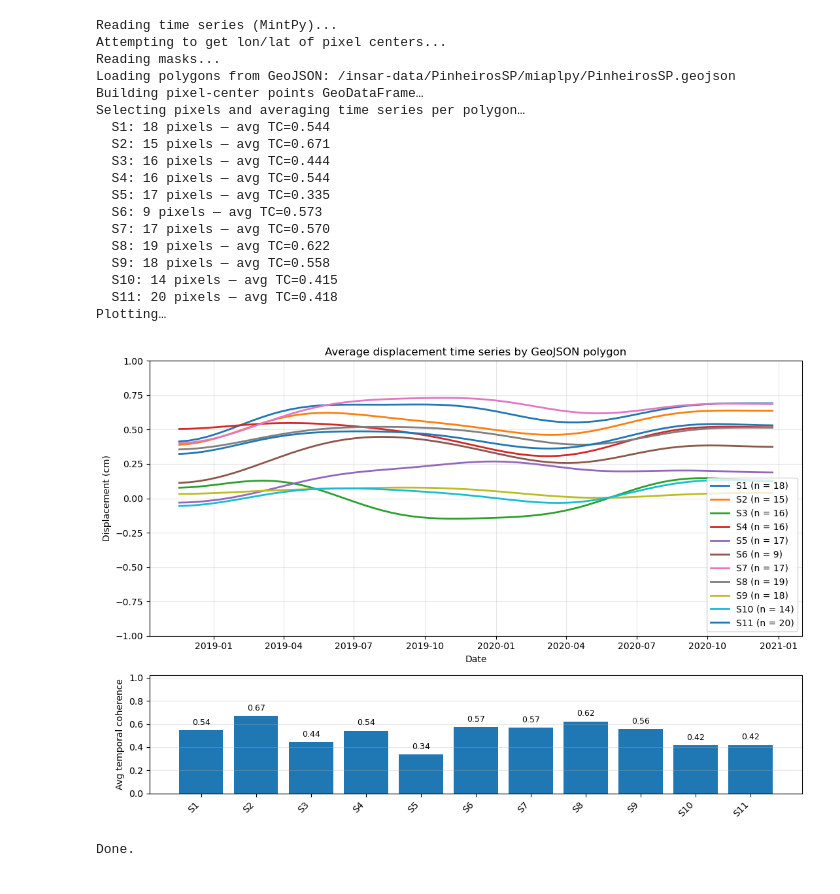
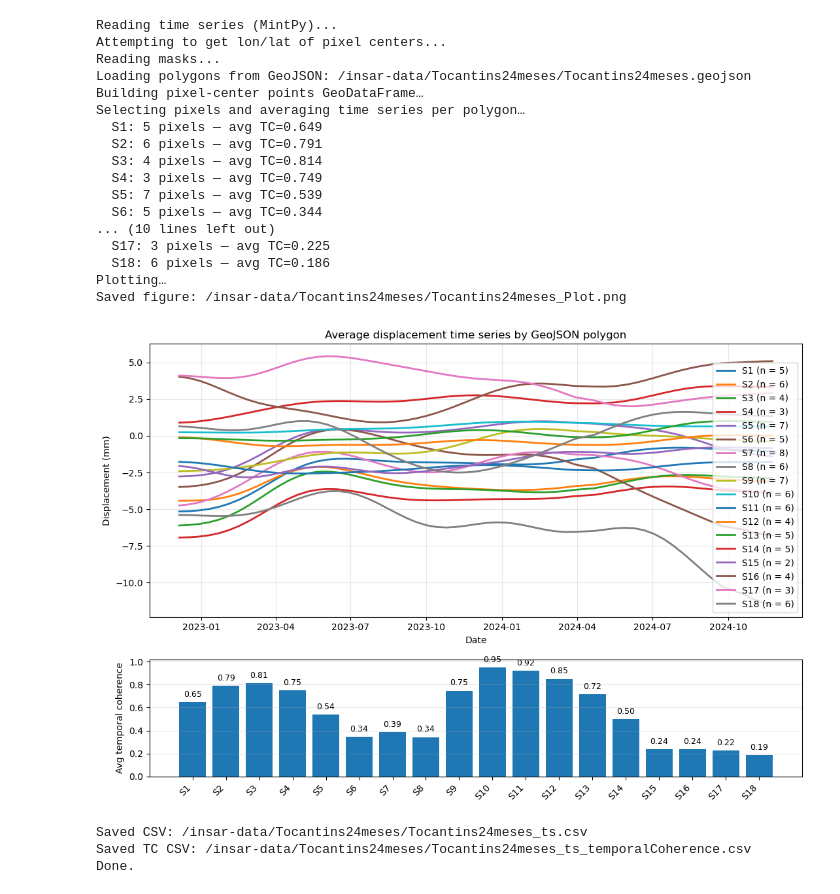
Before and after one commit to emanueliwanow/InSAR, a Jupyter notebook: generatePlot.ipynb, the cells around one changed output. Cells and saved outputs as stored; diff of their text form; code cells hidden in the pictures.

```diff
--- a/generatePlot.ipynb
+++ b/generatePlot.ipynb
@@ -24,24 +24,26 @@ import geopandas as gpd
 from shapely.geometry import Point
 from mintpy.utils import readfile
 
+PROJECT_NAME = "Tocantins24meses"
+MIAPLPY_VERSION = "miaplpy"
 # ----------------- USER SETTINGS -----------------
-TS_PATH   = Path("/insar-data/PinheirosSP/miaplpyafter/network_delaunay_4/timeseries_ERA5_demErr.h5")
-TC_PATH   = Path("/insar-data/PinheirosSP/miaplpyafter/network_delaunay_4/temporalCoherence.h5")
-MASK_PS   = Path("/insar-data/PinheirosSP/miaplpyafter/maskPS.h5")
+TS_PATH   = Path(f"/insar-data/{PROJECT_NAME}/{MIAPLPY_VERSION}/network_delaunay_4/timeseries_ERA5_demErr.h5")
+TC_PATH   = Path(f"/insar-data/{PROJECT_NAME}/{MIAPLPY_VERSION}/network_delaunay_4/temporalCoherence.h5")
+MASK_PS   = Path(f"/insar-data/{PROJECT_NAME}/{MIAPLPY_VERSION}/maskPS.h5")
 
 # If you have a MintPy geometry file with lon/lat, you may point to it here (optional).
 # If left as None, the script will auto-try common names next to TS_PATH, else fall back to corner refs.
-GEOMETRY_PATH = "/insar-data/PinheirosSP/miaplpyafter/network_delaunay_4/inputs/geometryRadar.h5"  # e.g., Path("/insar-data/.../geometryGeo.h5") or geometryRadar.h5
+GEOMETRY_PATH = f"/insar-data/{PROJECT_NAME}/{MIAPLPY_VERSION}/network_delaunay_4/inputs/geometryRadar.h5"  # e.g., Path("/insar-data/.../geometryGeo.h5") or geometryRadar.h5
 
 # GeoJSON with your polygons (WGS84 lon/lat)
-POLYGONS_GEOJSON = Path("/insar-data/PinheirosSP/miaplpy/PinheirosSP.geojson")
+POLYGONS_GEOJSON = Path("/insar-data/Tocantins24meses/Tocantins24meses.geojson")
 POLYGON_NAME_FIELD = "Name"   # (optional) attribute in GeoJSON to use as series label, else "poly_<i>"
 
-COH_THR = None   # set to None to disable temporal coherence filtering
-UNITS   = "cm"   # "m" or "mm"
+COH_THR = 0.0   # set to None to disable temporal coherence filtering
+UNITS   = "mm"   # "m" or "mm"
 
-SAVE_FIG = None   # set to None to skip
-SAVE_CSV = None  # set to None to skip
+SAVE_FIG = Path(f"/insar-data/{PROJECT_NAME}/{PROJECT_NAME}_Plot.png")   # set to None to skip
+SAVE_CSV = Path(f"/insar-data/{PROJECT_NAME}/{PROJECT_NAME}_ts.csv")  # set to None to skip
 LINEWIDTH = 2.0
 # -------------------------------------------------
 
@@ -322,11 +324,11 @@ def main():
     tc      = read_2d_mintpy(TC_PATH, candidates=("/temporalCoherence","temporalCoherence")).astype(np.float32)  # (R, C)
     if ps_mask.shape != (R, C) or tc.shape != (R, C):
         raise ValueError(f"Mask/TC shape mismatch: mask {ps_mask.shape}, tc {tc.shape}, data {(R,C)}")
-
-    keep = ps_mask.copy()
-    if COH_THR is not None:
-        keep &= (tc >= COH_THR)
-    keep_flat = keep.ravel()
+    keep_flat = (tc.ravel() >= COH_THR)
+    # keep = ps_mask.copy()
+    # if COH_THR is not None:
+    #     keep &= (tc >= COH_THR)
+    # keep_flat = keep.ravel()
 
     print(f"Loading polygons from GeoJSON: {POLYGONS_GEOJSON}")
     gdf_poly = load_polygons_geojson(POLYGONS_GEOJSON)
@@ -355,7 +357,7 @@ def main():
         if geom is None:
             continue
         inside = points.within(geom).values  # (N,)
-        sel = inside  # use inside & keep_flat if you want to enforce PS/TC filtering
+        sel = inside & keep_flat # use inside & keep_flat if you want to enforce PS/TC filtering
 
         n = int(sel.sum())
         if n == 0:
@@ -383,14 +385,14 @@ def main():
     )
 
     # Top: time series (with smoothing)
-    for lab, y, counts in zip(labels, curves, counts):
-        y_smooth = apply_smoothing_filter(y, window=21, method='gaussian')
-        ax_ts.plot(dates, y_smooth, label=f"{lab} (n = {counts})", linewidth=LINEWIDTH)
+    for lab, y, num_pixels in zip(labels, curves, counts):
+        y_smooth =  apply_smoothing_filter(y, window=15, method='gaussian')
+        ax_ts.plot(dates, y_smooth, label=f"{lab} (n = {num_pixels})", linewidth=LINEWIDTH)
 
     ax_ts.set_xlabel("Date")
     ax_ts.set_ylabel(f"Displacement ({yunit})")
     ax_ts.set_title("Average displacement time series by GeoJSON polygon")
-    ax_ts.set_ylim(-1, 1)
+    #ax_ts.set_ylim(-30, 30)
     ax_ts.grid(True, alpha=0.3)
     ax_ts.legend()
 
@@ -410,47 +412,48 @@ def main():
     plt.tight_layout()
     if SAVE_FIG:
         plt.savefig(SAVE_FIG, dpi=200)
         print(f"Saved figure: {SAVE_FIG}")
     plt.show()
 
     # CSV
     if SAVE_CSV:
         out = pd.DataFrame({"date": pd.to_datetime(dates)})
-        for lab, y in zip(labels, curves):
-            out[lab] = y
+        for lab, y, num_pixels in zip(labels, curves, counts):
+            out[lab] =  y #apply_smoothing_filter(y, window=7, method='gaussian')
         # also append the per-polygon average TC as a single-row footer-style record (optional)
         # Create a small table with avg TC for reference
         tc_table = pd.DataFrame({"polygon": labels, "avg_temporal_coherence": tcs, "pixel_count": counts})
         # Save both: time series and a separate _tc.csv for clarity
         out.to_csv(SAVE_CSV, index=False)
-        tc_csv = SAVE_CSV.with_name(SAVE_CSV.stem + "_tc.csv")
+        tc_csv = SAVE_CSV.with_name(SAVE_CSV.stem + "_temporalCoherence.csv")
         tc_table.to_csv(tc_csv, index=False)
         print(f"Saved CSV: {SAVE_CSV}")
         print(f"Saved TC CSV: {tc_csv}")
 
     print("Done.")
 
 
 if __name__ == "__main__":
     main()
 # %% [output]
 Reading time series (MintPy)...
 Attempting to get lon/lat of pixel centers...
 Reading masks...
-Loading polygons from GeoJSON: /insar-data/PinheirosSP/miaplpy/PinheirosSP.geojson
+Loading polygons from GeoJSON: /insar-data/Tocantins24meses/Tocantins24meses.geojson
 Building pixel-center points GeoDataFrame…
 Selecting pixels and averaging time series per polygon…
-  S1: 18 pixels — avg TC=0.544
-  S2: 15 pixels — avg TC=0.671
-  S3: 16 pixels — avg TC=0.444
-  S4: 16 pixels — avg TC=0.544
-  S5: 17 pixels — avg TC=0.335
-  S6: 9 pixels — avg TC=0.573
-  S7: 17 pixels — avg TC=0.570
-  S8: 19 pixels — avg TC=0.622
-  S9: 18 pixels — avg TC=0.558
-  S10: 14 pixels — avg TC=0.415
-  S11: 20 pixels — avg TC=0.418
+  S1: 5 pixels — avg TC=0.649
+  S2: 6 pixels — avg TC=0.791
+  S3: 4 pixels — avg TC=0.814
+  S4: 3 pixels — avg TC=0.749
+  S5: 7 pixels — avg TC=0.539
+  S6: 5 pixels — avg TC=0.344
+... (10 lines left out)
+  S17: 3 pixels — avg TC=0.225
+  S18: 6 pixels — avg TC=0.186
 Plotting…
+Saved figure: /insar-data/Tocantins24meses/Tocantins24meses_Plot.png
-[figure, old version]
+[figure, new version]
+Saved CSV: /insar-data/Tocantins24meses/Tocantins24meses_ts.csv
+Saved TC CSV: /insar-data/Tocantins24meses/Tocantins24meses_ts_temporalCoherence.csv
 Done.
```
Also changed, not shown: parts of 7 cells of this notebook, 6 other files.
